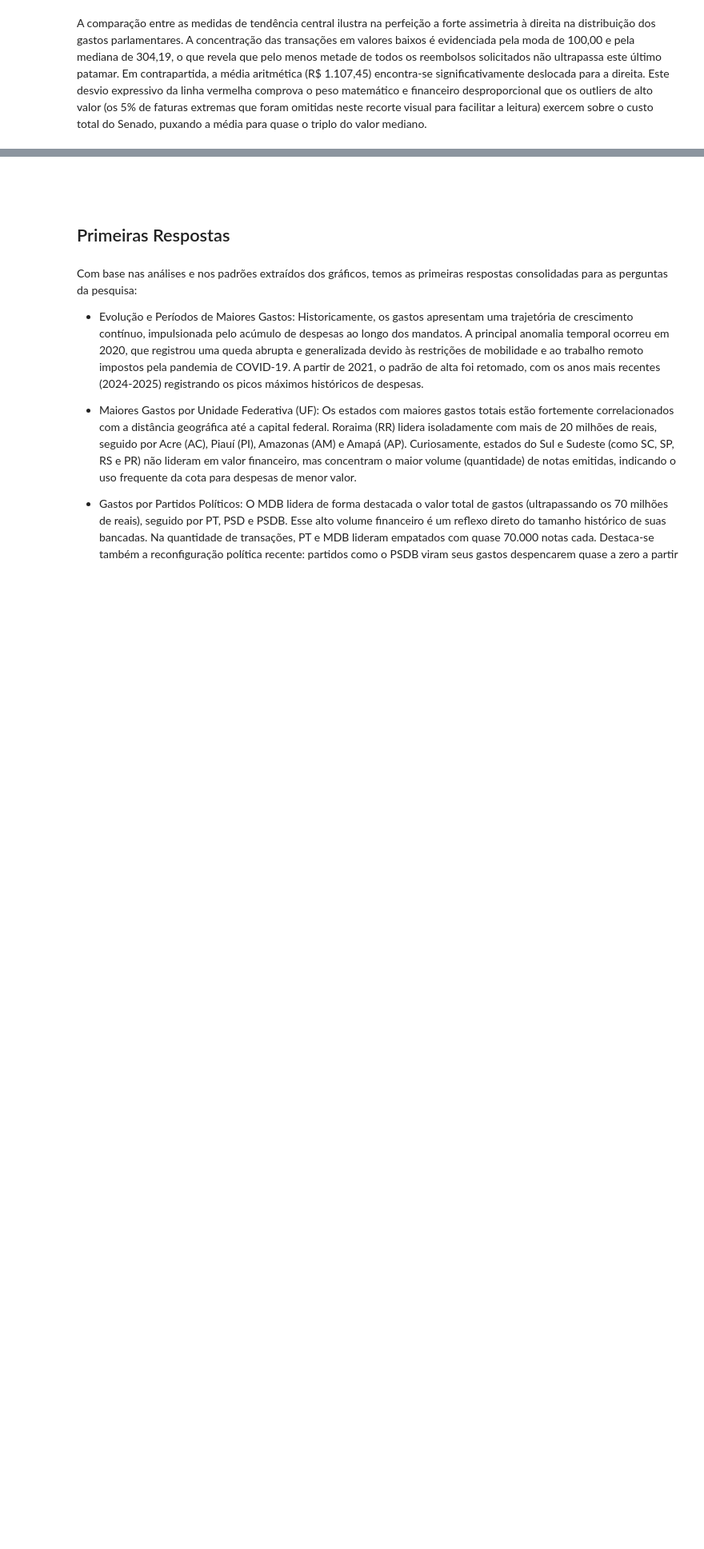
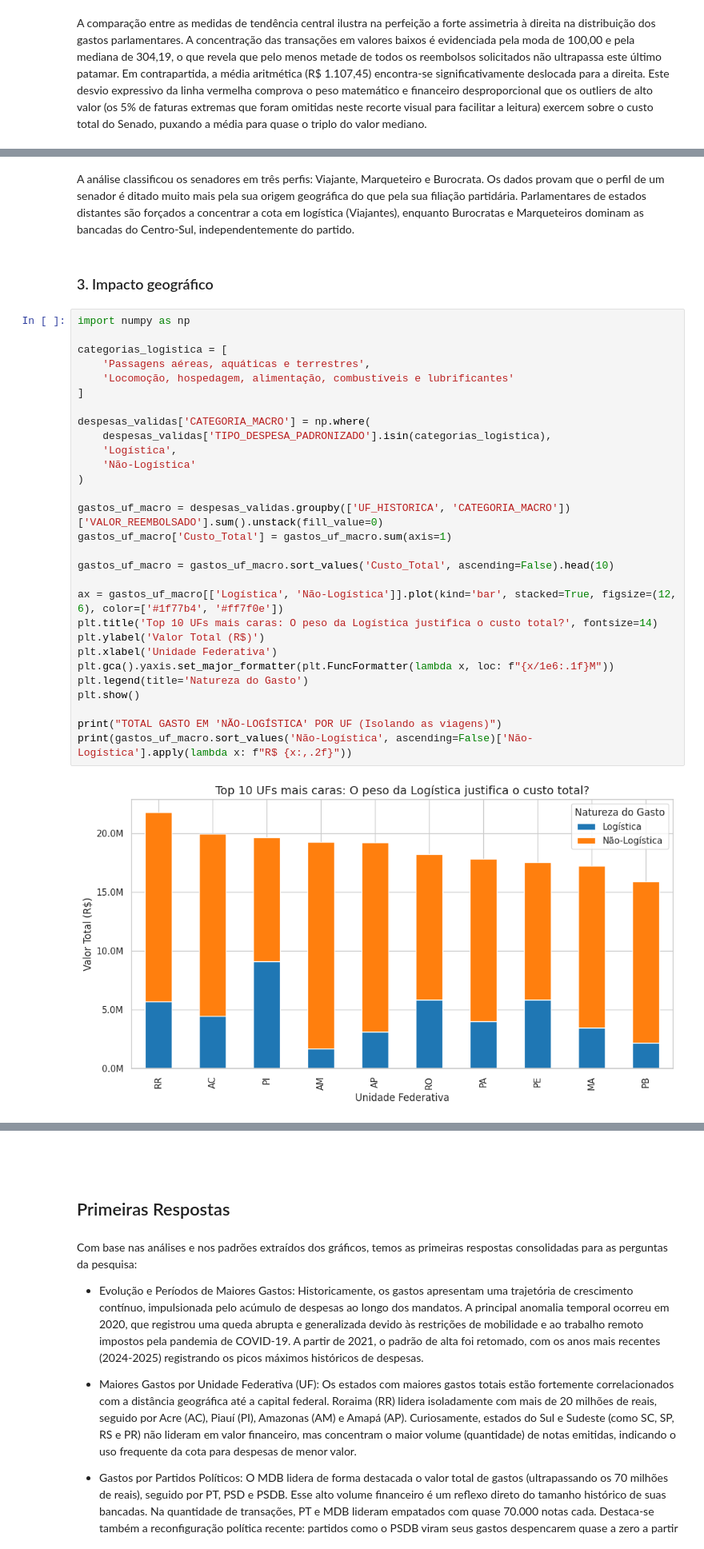
Before and after one commit to rafaalathais/analise-gasto-parlamentar, a Jupyter notebook: notebook_gasto_parlamentar.ipynb, the cells around one changed output, grey strips where cells are left out. Shown at 80% size. Saved outputs shown, nothing was run; the diff lists cells and outputs as text; blank space fills up the shorter version.

```diff
--- a/notebook_gasto_parlamentar.ipynb
+++ b/notebook_gasto_parlamentar.ipynb
@@ -1027,0 +1119,35 @@ A comparação entre as medidas de tendência central ilustra na perfeição a f
+# %% [markdown]
+A análise classificou os senadores em três perfis: Viajante, Marqueteiro e Burocrata. Os dados provam que o perfil de um senador é ditado muito mais pela sua origem geográfica do que pela sua filiação partidária. Parlamentares de estados distantes são forçados a concentrar a cota em logística (Viajantes), enquanto Burocratas e Marqueteiros dominam as bancadas do Centro-Sul, independentemente do partido.
+# %% [markdown]
+### 3. Impacto geográfico
+# %%
+import numpy as np
+
+categorias_logistica = [
+    'Passagens aéreas, aquáticas e terrestres',
+    'Locomoção, hospedagem, alimentação, combustíveis e lubrificantes'
+]
+
+despesas_validas['CATEGORIA_MACRO'] = np.where(
+    despesas_validas['TIPO_DESPESA_PADRONIZADO'].isin(categorias_logistica),
+    'Logística',
+    'Não-Logística'
+)
+
+gastos_uf_macro = despesas_validas.groupby(['UF_HISTORICA', 'CATEGORIA_MACRO'])['VALOR_REEMBOLSADO'].sum().unstack(fill_value=0)
+gastos_uf_macro['Custo_Total'] = gastos_uf_macro.sum(axis=1)
+
+gastos_uf_macro = gastos_uf_macro.sort_values('Custo_Total', ascending=False).head(10)
+
+ax = gastos_uf_macro[['Logística', 'Não-Logística']].plot(kind='bar', stacked=True, figsize=(12, 6), color=['#1f77b4', '#ff7f0e'])
+plt.title('Top 10 UFs mais caras: O peso da Logística justifica o custo total?', fontsize=14)
+plt.ylabel('Valor Total (R$)')
+plt.xlabel('Unidade Federativa')
+plt.gca().yaxis.set_major_formatter(plt.FuncFormatter(lambda x, loc: f"{x/1e6:.1f}M"))
+plt.legend(title='Natureza do Gasto')
+plt.show()
+
+print("TOTAL GASTO EM 'NÃO-LOGÍSTICA' POR UF (Isolando as viagens)")
+print(gastos_uf_macro.sort_values('Não-Logística', ascending=False)['Não-Logística'].apply(lambda x: f"R$ {x:,.2f}"))
+# %% [output]
+[figure, added]
```
Also changed, not shown: parts of 47 cells of this notebook.
